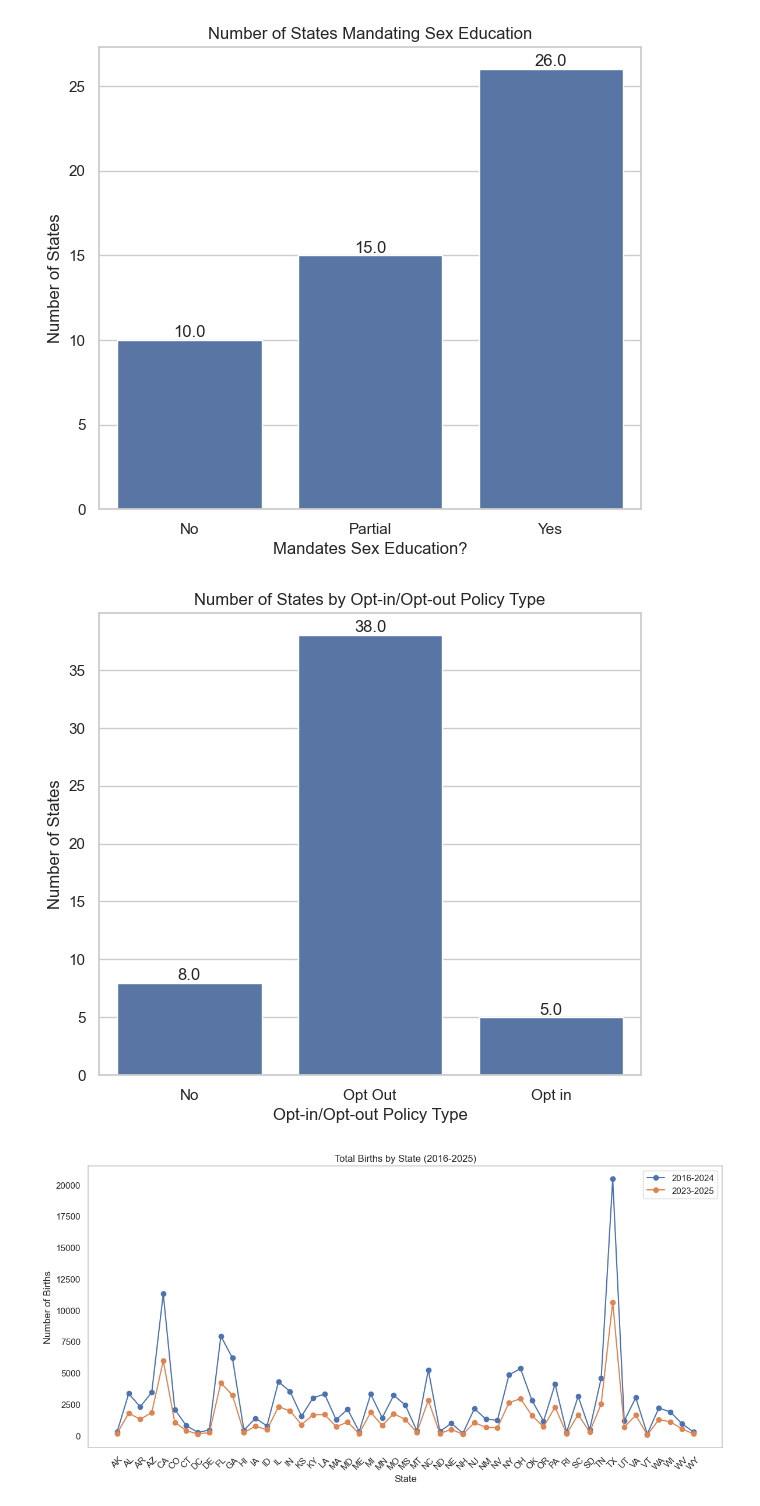
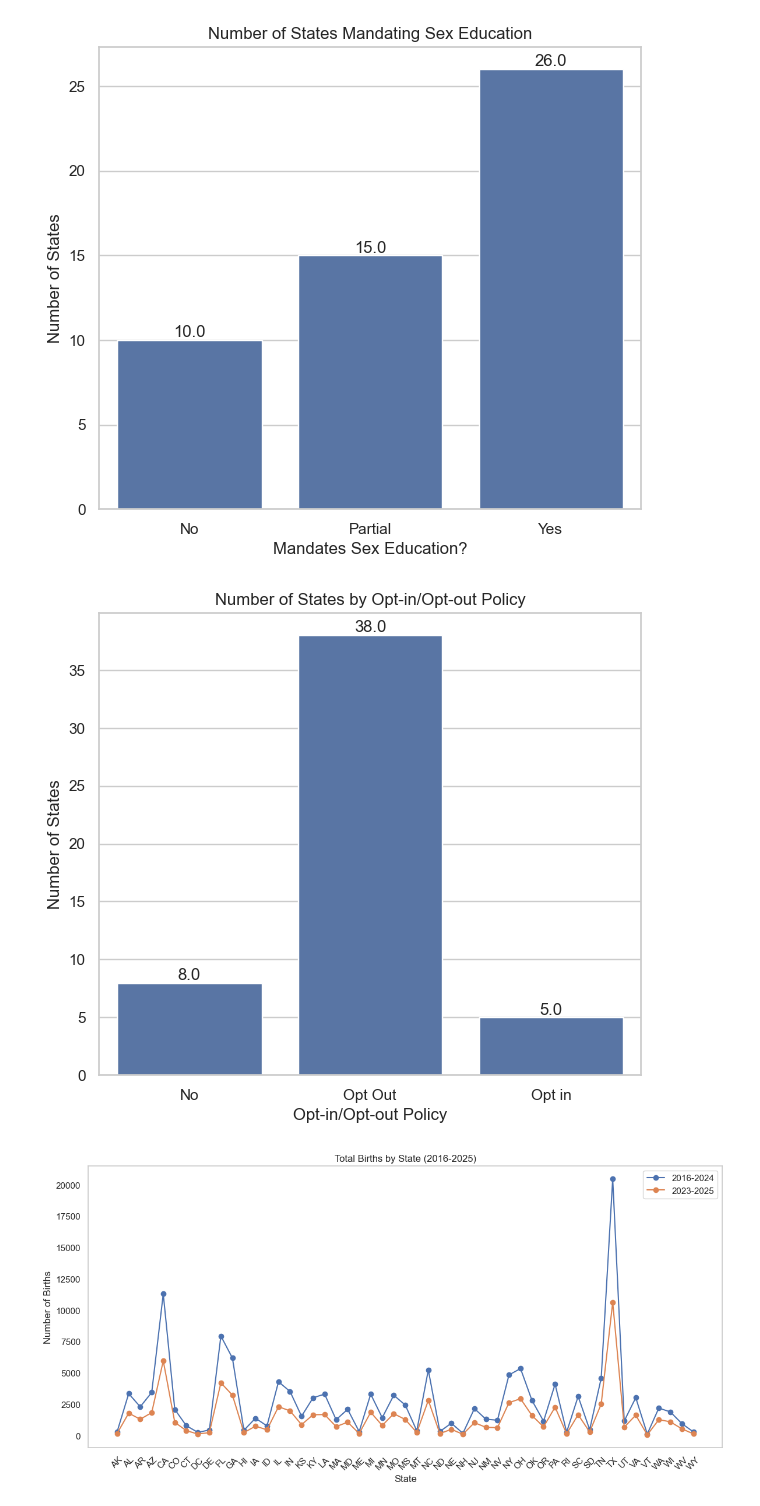
Before and after one commit to IT4063C001-Fall2025/final-project-Error1n, a Jupyter notebook: source.ipynb, the cells around one changed output. Cells and saved outputs as stored; diff of their text form; code cells hidden in the pictures.

```diff
--- a/source.ipynb
+++ b/source.ipynb
@@ -235,17 +235,17 @@ plt.show()
 # %%
 #Visualization #2: Count of states (50 states + DC) by opt-in/opt-out policy type (opt-in, opt-out, no policy)
 plt.figure(figsize=(7, 6))
 ax = sns.countplot(x="Opt-in/Opt-out Policy?", data=StateLawDF)
-ax.set_title("Number of States by Opt-in/Opt-out Policy Type")
-ax.set_xlabel("Opt-in/Opt-out Policy Type")
+ax.set_title("Number of States by Opt-in/Opt-out Policy")
+ax.set_xlabel("Opt-in/Opt-out Policy")
 ax.set_ylabel("Number of States")
 for p in ax.patches:
     height = p.get_height()
     ax.annotate(f'{height}', (p.get_x() + p.get_width() / 2., height),
                 ha='center', va='bottom')
 plt.show()
 # %% [output]
-[figure, old version]
+[figure, new version]
 # %%
 # Visulization #3: Line graph showing trend of births from 2016 to 2025
 # Two separate lines, one for the 2016-2024 data and one for the 2023-2025 data
```
Also changed, not shown: parts of 1 cell of this notebook.
